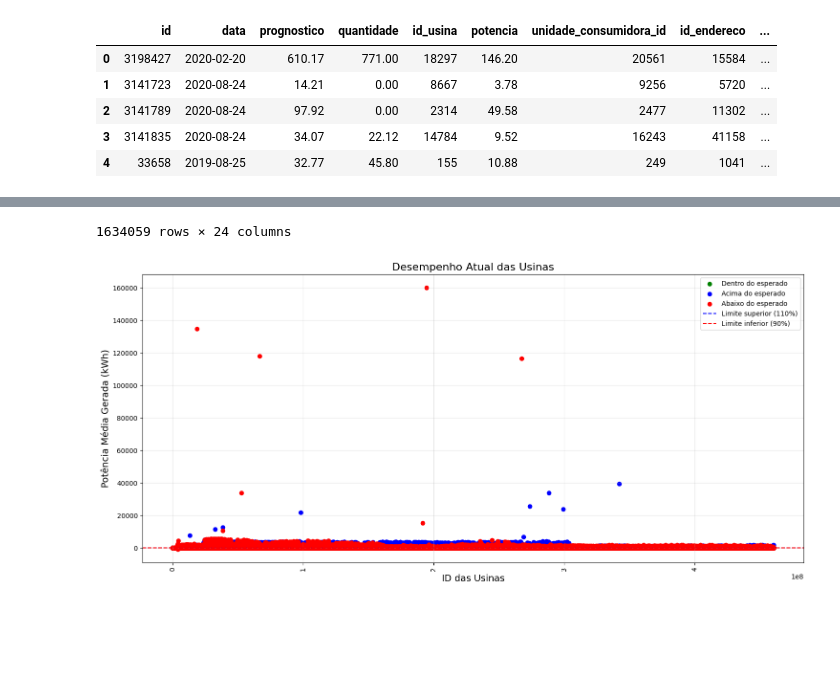
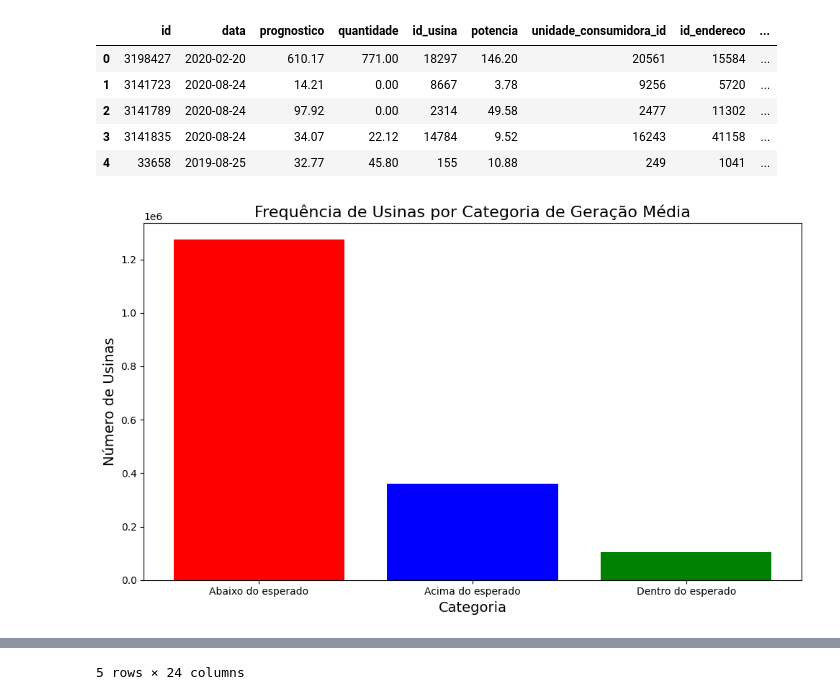
Before and after one commit to Talismar/hackatom, a Jupyter notebook: desafio_4.ipynb, the cells around one changed output, grey strips where cells are left out. Drawn from its saved outputs; the diff is of its cells as text; code cells hidden in the pictures; blank space fills up the shorter version.

```diff
--- a/desafio_4.ipynb
+++ b/desafio_4.ipynb
@@ -110,65 +110,49 @@ dados = pd.merge(dados, desempenho_por_cidade, on="id_cidade")
 dados["diferenca_relativa"] = dados["desempenho_relativo"] / dados["desempenho_medio_cidade"]
 
 def classificar_desempenho_com_localizacao(valor):
     if valor >= 0.9 and valor <= 1.1:
         return "Dentro do esperado"
     elif valor < 0.9:
         return "Abaixo do esperado"
     else:
         return "Acima do esperado"
 
 dados["classificacao"] = dados["diferenca_relativa"].apply(classificar_desempenho_com_localizacao)
 
 usinas_problema = dados[dados["classificacao"] != "Dentro do esperado"]
-display(usinas_problema)
 
 # Dados fictícios para demonstração
 usinas_problema = dados[dados["classificacao"] != "Dentro do esperado"]
 
 # Separar dados por classificação
 usinas_acima = usinas_problema[usinas_problema["classificacao"] == "Acima do esperado"]
 usinas_abaixo = usinas_problema[usinas_problema["classificacao"] == "Abaixo do esperado"]
 usinas_dentro = dados[dados["classificacao"] == "Dentro do esperado"]
 
-plt.figure(figsize=(15, 7))
+# Combinar todos os DataFrames em um único DataFrame
+usinas_combinadas = pd.concat([usinas_dentro, usinas_acima, usinas_abaixo])
 
-usinas_dentro = usinas_dentro[usinas_dentro["geracao_media"] < 0]
+# Contar a quantidade de usinas por categoria
+frequencia_usinas = usinas_combinadas['classificacao'].value_counts()
 
-# Plotar potência das usinas dentro do esperado
-plt.scatter(
-    usinas_dentro["id"],
-    usinas_dentro["geracao_media"],
-    color="green",
-    label="Dentro do esperado"
-)
+# Criar gráfico de barras
+plt.figure(figsize=(10, 6))
 
-plt.scatter(
-    usinas_acima["id"],
-    usinas_acima["geracao_media"],
-    color="blue",
-    label="Acima do esperado"
-)
-plt.scatter(
-    usinas_abaixo["id"],
-    usinas_abaixo["geracao_media"],
-    color="red",
-    label="Abaixo do esperado"
-)
+# Plotando o gráfico de barras
+plt.bar(frequencia_usinas.index, frequencia_usinas.values, color=['red', 'blue', 'green'])
 
-y_min, y_max = plt.ylim()
-plt.axhline(y=1.1, color="blue", linestyle="--", label="Limite superior (110%)")
-plt.axhline(y=0.9, color="red", linestyle="--", label="Limite inferior (90%)")
+# Adicionando títulos e rótulos aos eixos
+plt.title("Frequência de Usinas por Categoria de Geração Média", fontsize=16)
+plt.xlabel("Categoria", fontsize=14)
+plt.ylabel("Número de Usinas", fontsize=14)
 
-plt.title("Desempenho Atual das Usinas", fontsize=16)
-plt.xlabel("ID das Usinas", fontsize=14)
-plt.ylabel("Potência Média Gerada (kWh)", fontsize=14)
-plt.xticks(rotation=90)
-plt.legend()
-plt.grid(alpha=0.3)
-
+# Exibindo o gráfico
 plt.tight_layout()
 plt.show()
+
+usinas_problema.head()
 # %% [output]
+[figure, new version]
 |  | id | data | prognostico | quantidade | id_usina | potencia | unidade_consumidora_id | id_endereco | ... |
 | 0 | 3198427 | 2020-02-20 | 610.17 | 771.00 | 18297 | 146.20 | 20561 | 15584 | ... |
 | 1 | 3141723 | 2020-08-24 | 14.21 | 0.00 | 8667 | 3.78 | 9256 | 5720 | ... |
@@ -184,2 +162 @@ plt.show()
-1634059 rows × 24 columns
+5 rows × 24 columns
-[figure, old version]
```
Also changed, not shown: parts of 1 cell of this notebook, 2 other files.
